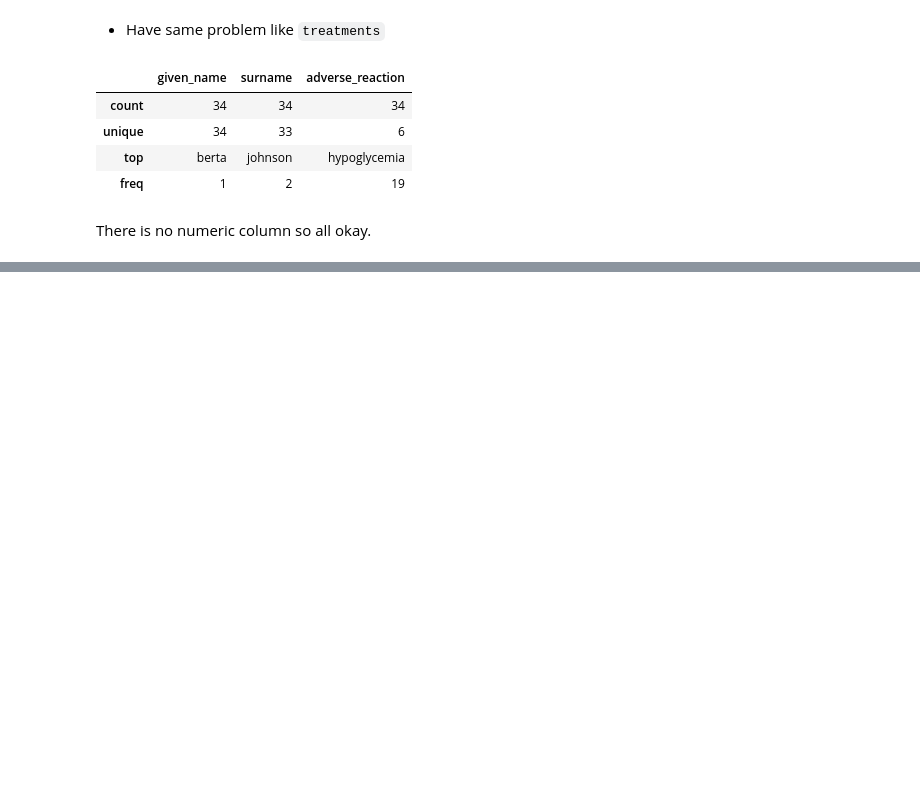
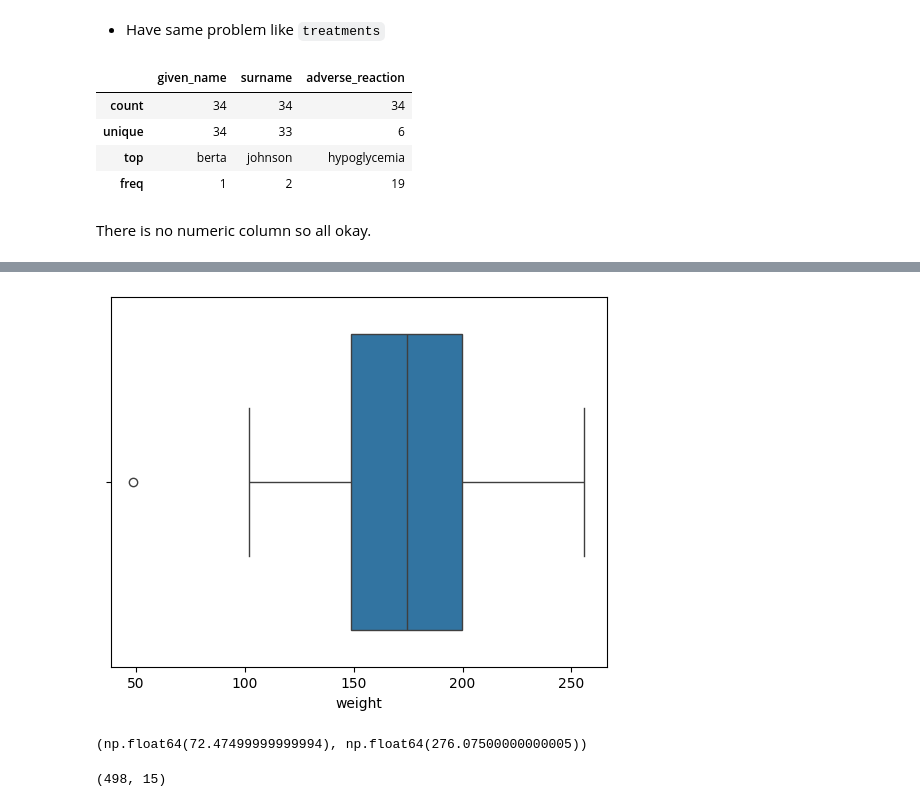
Before and after one commit to OnkarGhadage/EDA, a Jupyter notebook: Learning/Data Assessing and Cleaning/Untitled.ipynb, the cells around one changed output, grey strips where cells are left out. Saved outputs shown, nothing was run; the diff lists cells and outputs as text; code cells hidden in the pictures; blank space fills up the shorter version.

Commit message:
Assessing and cleaning data is done

```diff
--- a/Learning/Data Assessing and Cleaning/Untitled.ipynb
+++ b/Learning/Data Assessing and Cleaning/Untitled.ipynb
@@ -588,0 +1083,5 @@ There is no numeric column so all okay.
+# %%
+# Only change sex and birthdate colums data type. Zip code is correct
+patients_df['assigned_sex'] = patients_df['assigned_sex'].astype('category')
+# %%
+patients_df['birthdate'] = pd.to_datetime(patients_df['birthdate'])
@@ -588,0 +1138,2 @@ There is no numeric column so all okay.
+# %%
+patients_df.loc[8, 'given_name'] = 'David'
@@ -588,0 +1155,2 @@ There is no numeric column so all okay.
+# %%
+patients_df = patients_df.drop_duplicates(subset=['given_name', 'surname'])
@@ -588,0 +1171,22 @@ There is no numeric column so all okay.
+# %%
+# code (outliers of weight)
+sns.boxplot(data=patients_df, x="weight")
+plt.show()
+# %% [output]
+[figure, added]
+# %%
+Q1 = patients_df['weight'].quantile(0.25)
+Q3 = patients_df['weight'].quantile(0.75)
+
+IQR = Q3 - Q1
+
+lb = Q1 - 1.5 * IQR
+ub = Q3 + 1.5 * IQR
+
+lb, ub
+# %% [output]
+(np.float64(72.47499999999994), np.float64(276.07500000000005))
+# %%
+patients_df.shape
+# %% [output]
+(498, 15)
```
Also changed, not shown: parts of 74 cells of this notebook, 2 other files.
